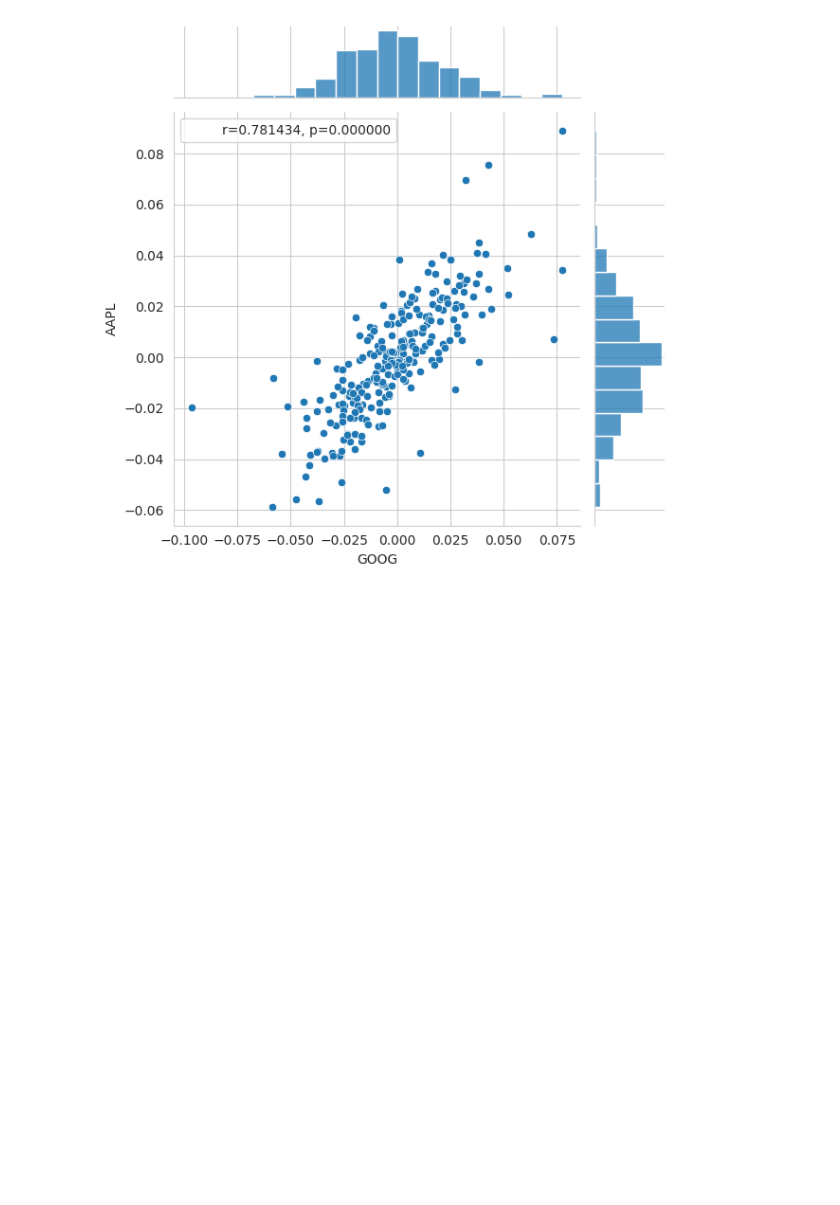
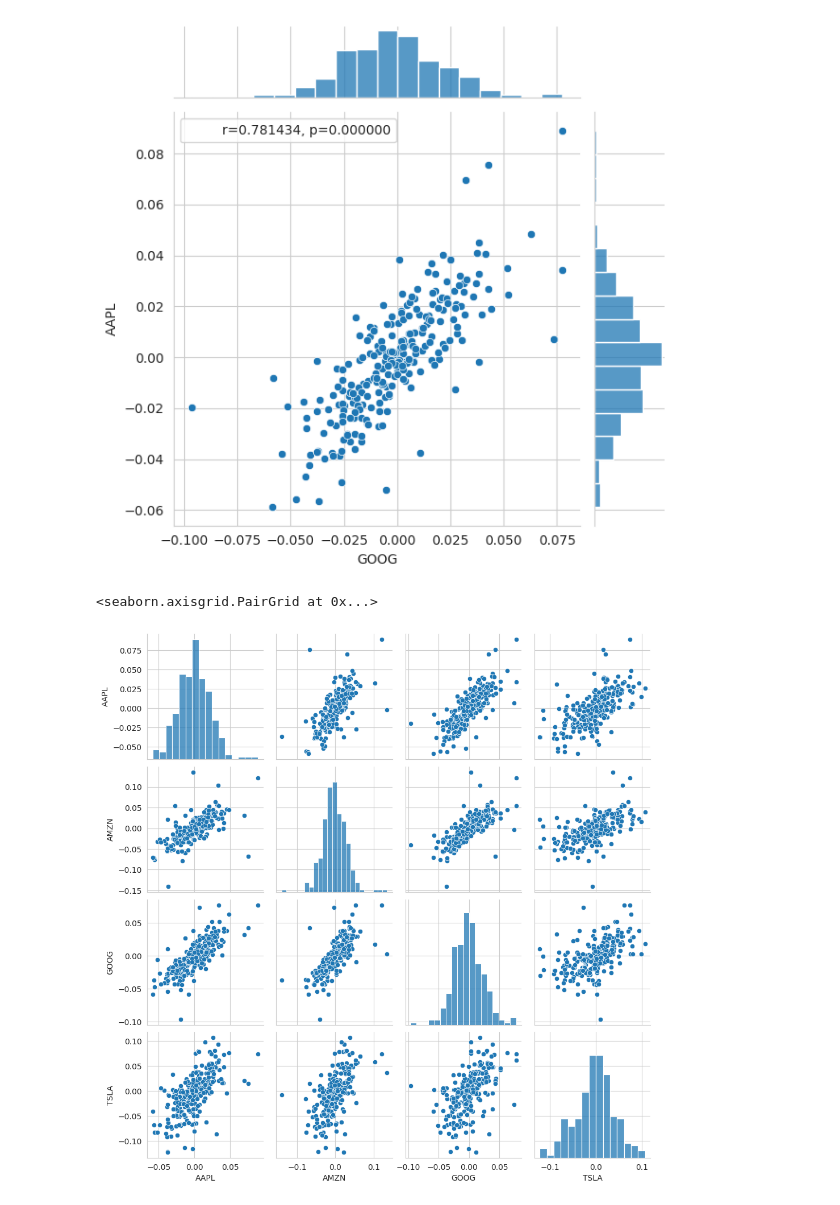
Before and after one commit to CaptainJack2491/Stock_Market_Analysis, a Jupyter notebook: Stock_Market_Analysis.ipynb, the cells around one changed output. Saved outputs shown, nothing was run; the diff lists cells and outputs as text; code cells hidden in the pictures; blank space fills up the shorter version.

```diff
--- a/Stock_Market_Analysis.ipynb
+++ b/Stock_Market_Analysis.ipynb
@@ -156,3 +156,8 @@ graph.ax_joint.legend([phantom],['r={:f}, p={:f}'.format(r,p)])
 # %% [output]
 <matplotlib.legend.Legend at 0x...>
 [figure]
+# %%
+sns.pairplot(tech_rets.dropna())
+# %% [output]
+<seaborn.axisgrid.PairGrid at 0x...>
+[figure, added]
```
Also changed, not shown: parts of 3 cells of this notebook.
